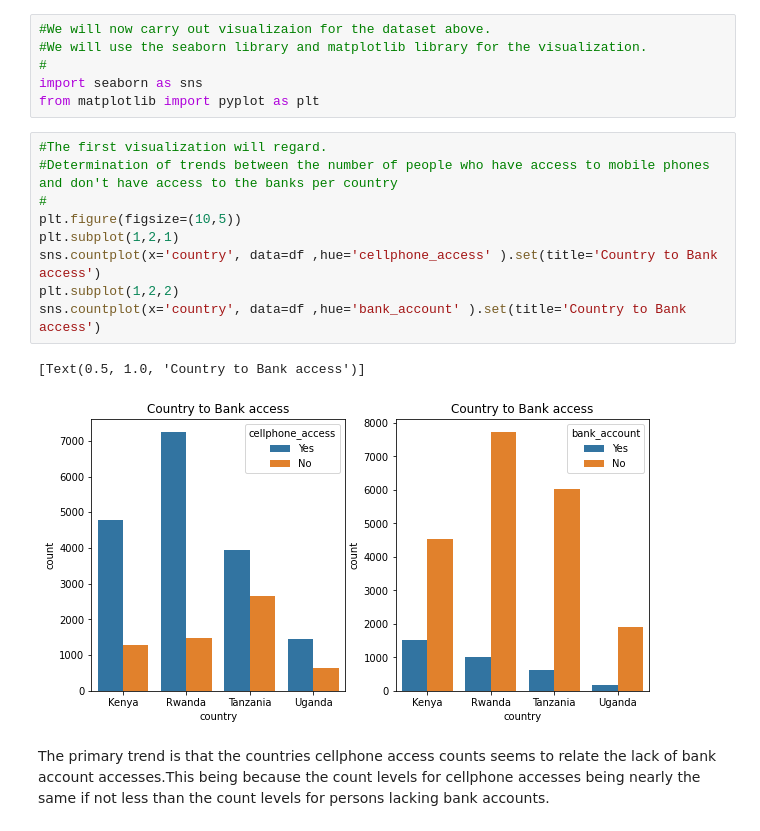
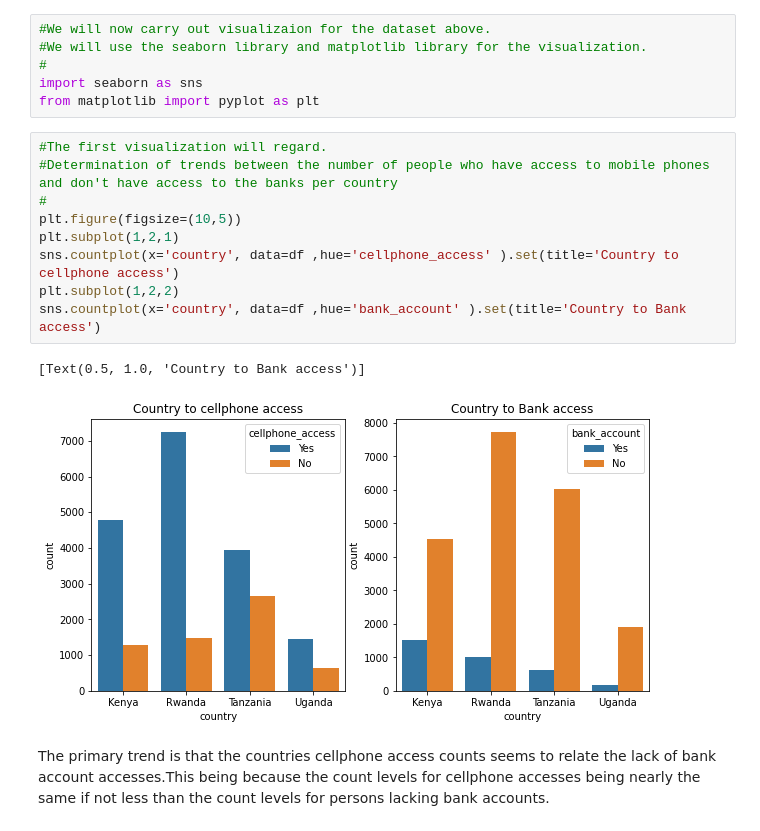
Before and after one commit to BrandonBosire/Financial-Inclusivity, a Jupyter notebook: Brainy_Badgers_Financial_Inclusion.ipynb, the cells around one changed output. Saved outputs shown, nothing was run; the diff lists cells and outputs as text.

```diff
--- a/Brainy_Badgers_Financial_Inclusion.ipynb
+++ b/Brainy_Badgers_Financial_Inclusion.ipynb
@@ -499,15 +499,15 @@ from matplotlib import pyplot as plt
 # %%
 #The first visualization will regard.
 #Determination of trends between the number of people who have access to mobile phones and don't have access to the banks per country
 #
 plt.figure(figsize=(10,5))
 plt.subplot(1,2,1)
-sns.countplot(x='country', data=df ,hue='cellphone_access' ).set(title='Country to Bank access')
+sns.countplot(x='country', data=df ,hue='cellphone_access' ).set(title='Country to cellphone access')
 plt.subplot(1,2,2)
 sns.countplot(x='country', data=df ,hue='bank_account' ).set(title='Country to Bank access')
 # %% [output]
 [Text(0.5, 1.0, 'Country to Bank access')]
-[figure, old version]
+[figure, new version]
 # %% [markdown]
 The primary trend is that the countries cellphone access counts seems to relate the lack of bank account accesses.This being because the count levels for cellphone accesses being nearly the same if not less than the count levels for persons lacking bank accounts.
 # %%
```
Also changed, not shown: parts of 1 cell of this notebook.
